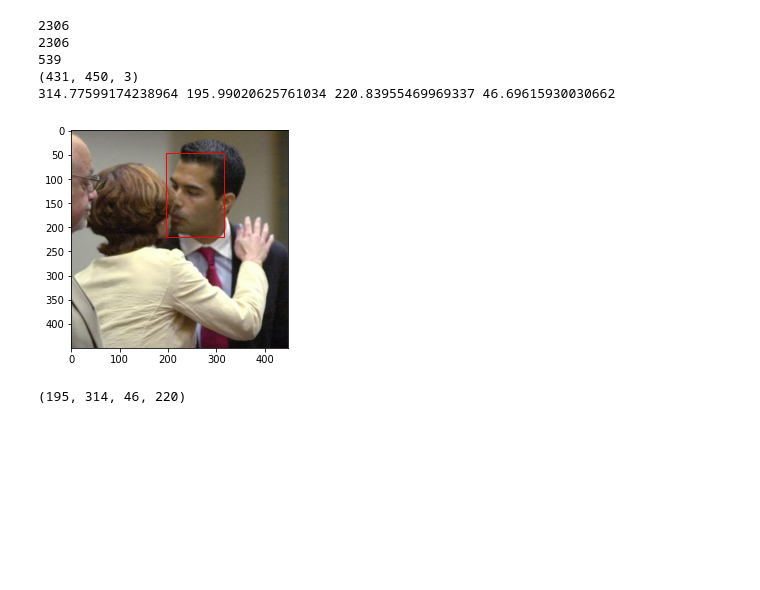
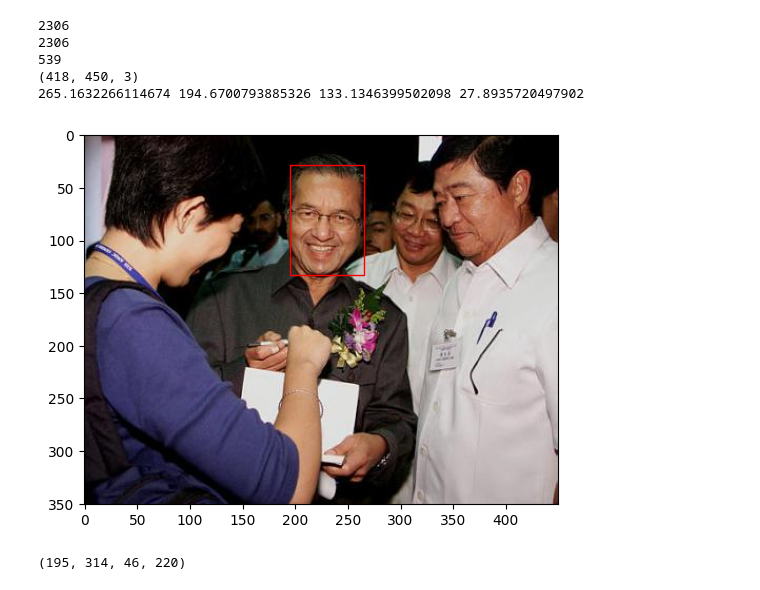
Before and after one commit to Kun-777/Adaboost-Yolov1_FDDB, a Jupyter notebook: a5.ipynb, the cells around one changed output. Saved outputs shown, nothing was run; the diff lists cells and outputs as text; code cells hidden in the pictures; blank space fills up the shorter version.

```diff
--- a/a5.ipynb
+++ b/a5.ipynb
@@ -8,24 +10,24 @@ train_data, test_data = dataloader("./FDDB-folds/", "./originalPics/")
 # %%
 print(len(train_data["img"]))
 print(len(train_data["faces"]))
 print(len(test_data['img']))
 print(train_data["img"][0].shape)
 fig, ax = plt.subplots()
-ax.imshow(train_data["img"][2])
-max_x, min_x, max_y, min_y = train_data["faces"][2][0, :]
+ax.imshow(train_data["img"][5])
+max_x, min_x, max_y, min_y = train_data["faces"][5][0, :]
 print(max_x, min_x, max_y, min_y)
 width = max_x - min_x
 height = max_y - min_y
 rect = patches.Rectangle((min_x, min_y), width, height, linewidth=1, edgecolor='r', facecolor='none')
 ax.add_patch(rect)
 plt.show()
 # %% [output]
 2306
 2306
 539
-(431, 450, 3)
-314.77599174238964 195.99020625761034 220.83955469969337 46.69615930030662
+(418, 450, 3)
+265.1632266114674 194.6700793885326 133.1346399502098 27.8935720497902
-[figure, old version]
+[figure, new version]
 # %%
 int(min_x), int(max_x), int(min_y), int(max_y)
 # %% [output]
```
Also changed, not shown: parts of 5 cells of this notebook, 2 other files.
